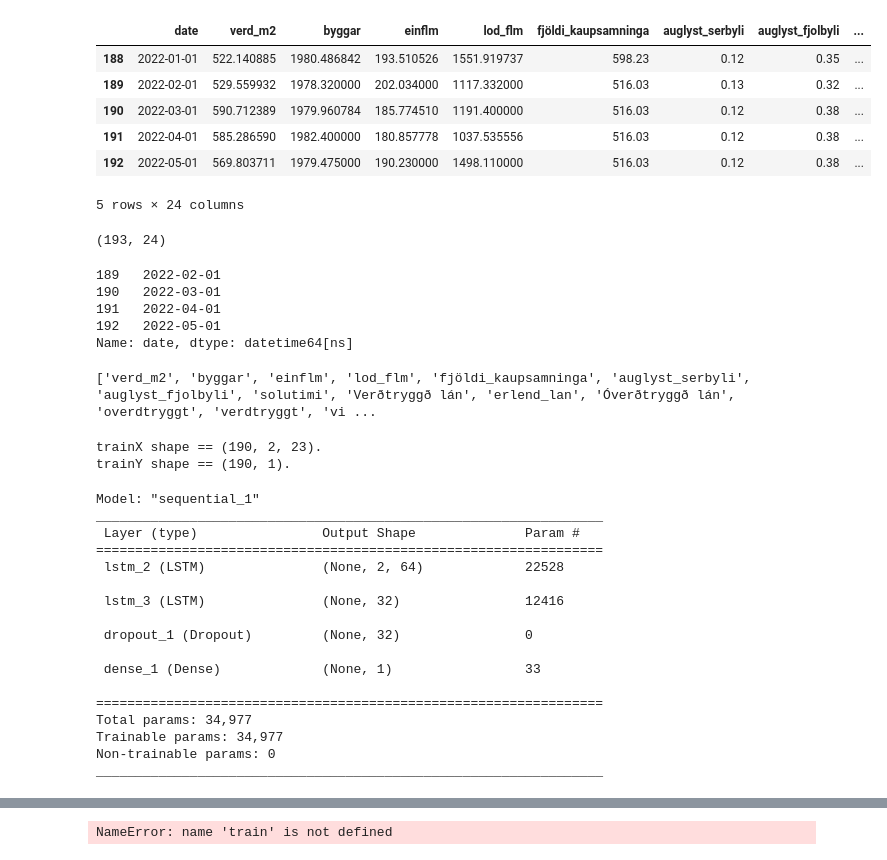
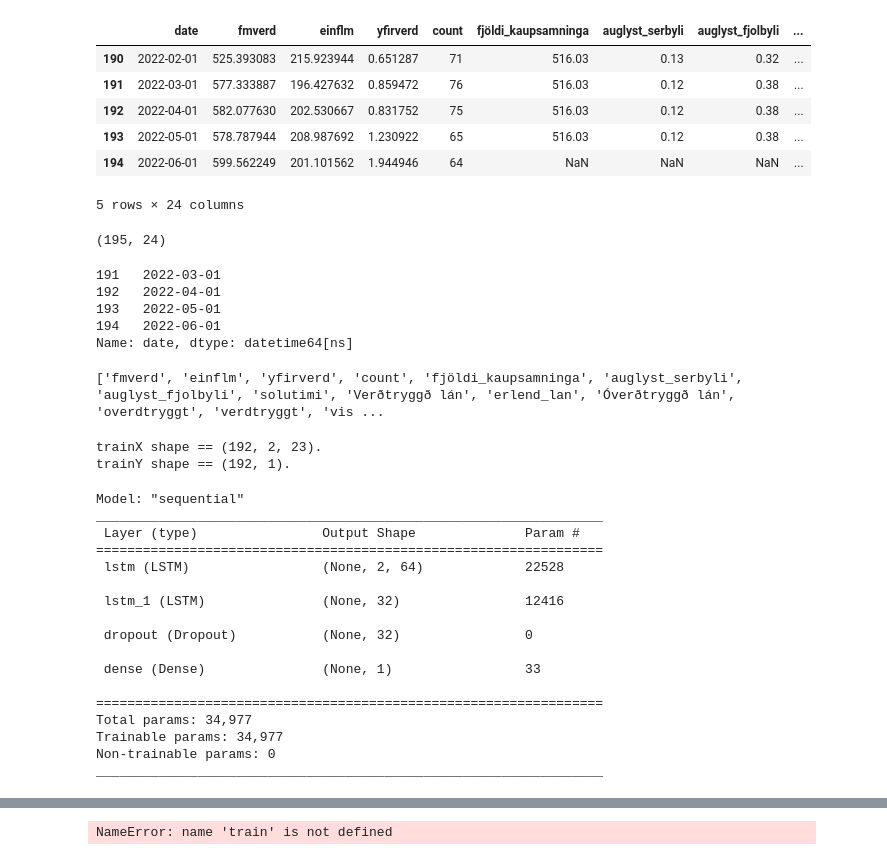
Before and after one commit to hallik95/kaupskra, a Jupyter notebook: LSTM/20variablesLSTM.ipynb, the cells around one changed output, grey strips where cells are left out. Saved outputs shown, nothing was run; the diff lists cells and outputs as text; code cells hidden in the pictures.

```diff
--- a/LSTM/20variablesLSTM.ipynb
+++ b/LSTM/20variablesLSTM.ipynb
@@ -31,11 +31,15 @@ COMPUTE_LSTM_IMPORTANCE = True
 sns.set_style("whitegrid")
 sns.set_palette("Paired")
 # %%
-kaup = pd.read_csv('serbyli_all_variables_MEAN.csv',
-    usecols=('date', #'kaupverd', 'fasteignamat',
-    'byggar', 'einflm', 'lod_flm','verd_m2',
+#kaup = pd.read_csv('serbyli_all_variables_MEAN.csv',
+ #   usecols=('date', #'kaupverd', 'fasteignamat',
+  #  'byggar', 'einflm', 'lod_flm','verd_m2',
      #  'fjöldi_kaupsamninga', 'auglyst_serbyli', 'solutimi', 'Verðtryggð lán',
       # 'erlend_lan', 'Óverðtryggð lán', 'overdtryggt', 'verdtryggt',
        #'visitala_rvk_%', 'verdbolga_%')
-    ))
+  #  ))
+kaup = pd.read_csv('serbyli_monthly_mean.csv',
+    usecols=('utgdag', 'einflm', 'fmverd',
+       'yfirverd', 'count'))
+
 indep = pd.read_csv('20_independent_variables_LSTM.csv', parse_dates=True)
@@ -42,3 +55,6 @@ indep = pd.read_csv('20_independent_variables_LSTM.csv', parse_dates=True)
+# %%
+kaup.rename(columns={'utgdag':'date'},inplace=True)
+#kaup.set_index('date', inplace=True)
 # %%
 df = pd.merge(kaup,indep, how='left', on='date')
 # %%
@@ -54,29 +70,29 @@ df.head()
 5 rows × 24 columns
 # %%
-fm2 = df['verd_m2']
-df.drop('verd_m2', axis=1, inplace=True)
-df.insert(1, 'verd_m2', fm2)
+fm2 = df['fmverd']
+df.drop('fmverd', axis=1, inplace=True)
+df.insert(1, 'fmverd', fm2)
 df.tail()
 # %% [output]
-|  | date | verd_m2 | byggar | einflm | lod_flm | fjöldi_kaupsamninga | auglyst_serbyli | auglyst_fjolbyli | ... |
-| 188 | 2022-01-01 | 522.140885 | 1980.486842 | 193.510526 | 1551.919737 | 598.23 | 0.12 | 0.35 | ... |
-| 189 | 2022-02-01 | 529.559932 | 1978.320000 | 202.034000 | 1117.332000 | 516.03 | 0.13 | 0.32 | ... |
-| 190 | 2022-03-01 | 590.712389 | 1979.960784 | 185.774510 | 1191.400000 | 516.03 | 0.12 | 0.38 | ... |
-| 191 | 2022-04-01 | 585.286590 | 1982.400000 | 180.857778 | 1037.535556 | 516.03 | 0.12 | 0.38 | ... |
-| 192 | 2022-05-01 | 569.803711 | 1979.475000 | 190.230000 | 1498.110000 | 516.03 | 0.12 | 0.38 | ... |
+|  | date | fmverd | einflm | yfirverd | count | fjöldi_kaupsamninga | auglyst_serbyli | auglyst_fjolbyli | ... |
+| 190 | 2022-02-01 | 525.393083 | 215.923944 | 0.651287 | 71 | 516.03 | 0.13 | 0.32 | ... |
+| 191 | 2022-03-01 | 577.333887 | 196.427632 | 0.859472 | 76 | 516.03 | 0.12 | 0.38 | ... |
+| 192 | 2022-04-01 | 582.077630 | 202.530667 | 0.831752 | 75 | 516.03 | 0.12 | 0.38 | ... |
+| 193 | 2022-05-01 | 578.787944 | 208.987692 | 1.230922 | 65 | 516.03 | 0.12 | 0.38 | ... |
+| 194 | 2022-06-01 | 599.562249 | 201.101562 | 1.944946 | 64 | NaN | NaN | NaN | ... |
 5 rows × 24 columns
 # %%
 df.shape
 # %% [output]
-(193, 24)
+(195, 24)
 # %%
 train_dates = pd.to_datetime(df['date'])
 print(train_dates.tail(4))
 # %% [output]
-189   2022-02-01
-190   2022-03-01
-191   2022-04-01
-192   2022-05-01
+191   2022-03-01
+192   2022-04-01
+193   2022-05-01
+194   2022-06-01
 Name: date, dtype: datetime64[ns]
 # %%
 #Variables for training
@@ -84,7 +100,7 @@ cols = list(df)[1:]
 #Date is not used in training.
 print(cols)
 # %% [output]
-['verd_m2', 'byggar', 'einflm', 'lod_flm', 'fjöldi_kaupsamninga', 'auglyst_serbyli', 'auglyst_fjolbyli', 'solutimi', 'Verðtryggð lán', 'erlend_lan', 'Óverðtryggð lán', 'overdtryggt', 'verdtryggt', 'vi ...
+['fmverd', 'einflm', 'yfirverd', 'count', 'fjöldi_kaupsamninga', 'auglyst_serbyli', 'auglyst_fjolbyli', 'solutimi', 'Verðtryggð lán', 'erlend_lan', 'Óverðtryggð lán', 'overdtryggt', 'verdtryggt', 'vis ...
 # %%
 df_for_training = df[cols].astype(float)
 # %%
@@ -107,8 +123,8 @@ trainX, trainY = np.array(trainX), np.array(trainY)
 print('trainX shape == {}.'.format(trainX.shape))
 print('trainY shape == {}.'.format(trainY.shape))
 # %% [output]
-trainX shape == (190, 2, 23).
-trainY shape == (190, 1).
+trainX shape == (192, 2, 23).
+trainY shape == (192, 1).
 # %%
 model = Sequential()
 model.add(LSTM(64, activation='relu', input_shape=(trainX.shape[1], trainX.shape[2]), return_sequences=True))
@@ -119,17 +135,17 @@ model.add(Dense(trainY.shape[1]))
 model.compile(optimizer='adam', loss='mse')
 model.summary()
 # %% [output]
-Model: "sequential_1"
+Model: "sequential"
 _________________________________________________________________
  Layer (type)                Output Shape              Param #
 =================================================================
- lstm_2 (LSTM)               (None, 2, 64)             22528
+ lstm (LSTM)                 (None, 2, 64)             22528
 
- lstm_3 (LSTM)               (None, 32)                12416
+ lstm_1 (LSTM)               (None, 32)                12416
 
- dropout_1 (Dropout)         (None, 32)                0
+ dropout (Dropout)           (None, 32)                0
 
- dense_1 (Dense)             (None, 1)                 33
+ dense (Dense)               (None, 1)                 33
 
 =================================================================
 Total params: 34,977
```
Also changed, not shown: parts of 7 cells of this notebook, 1 other file.
